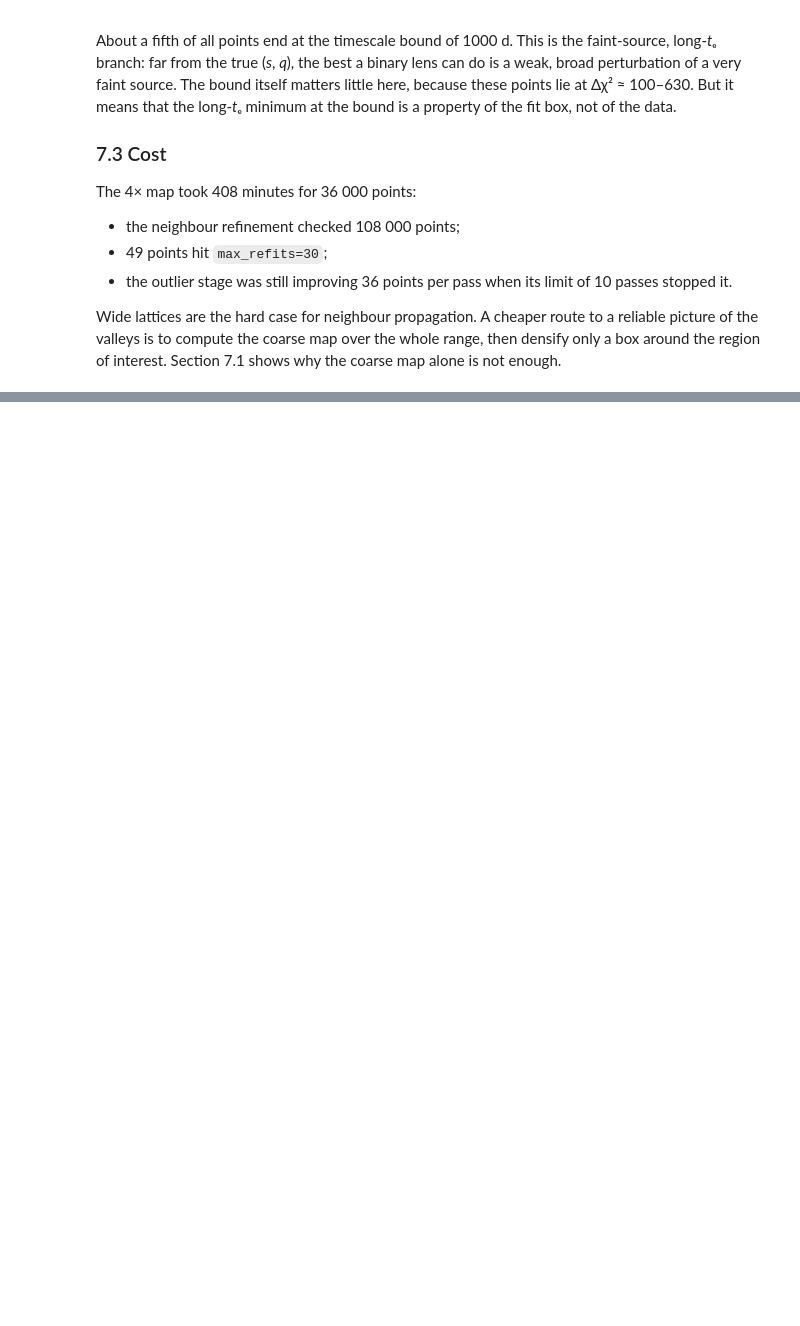
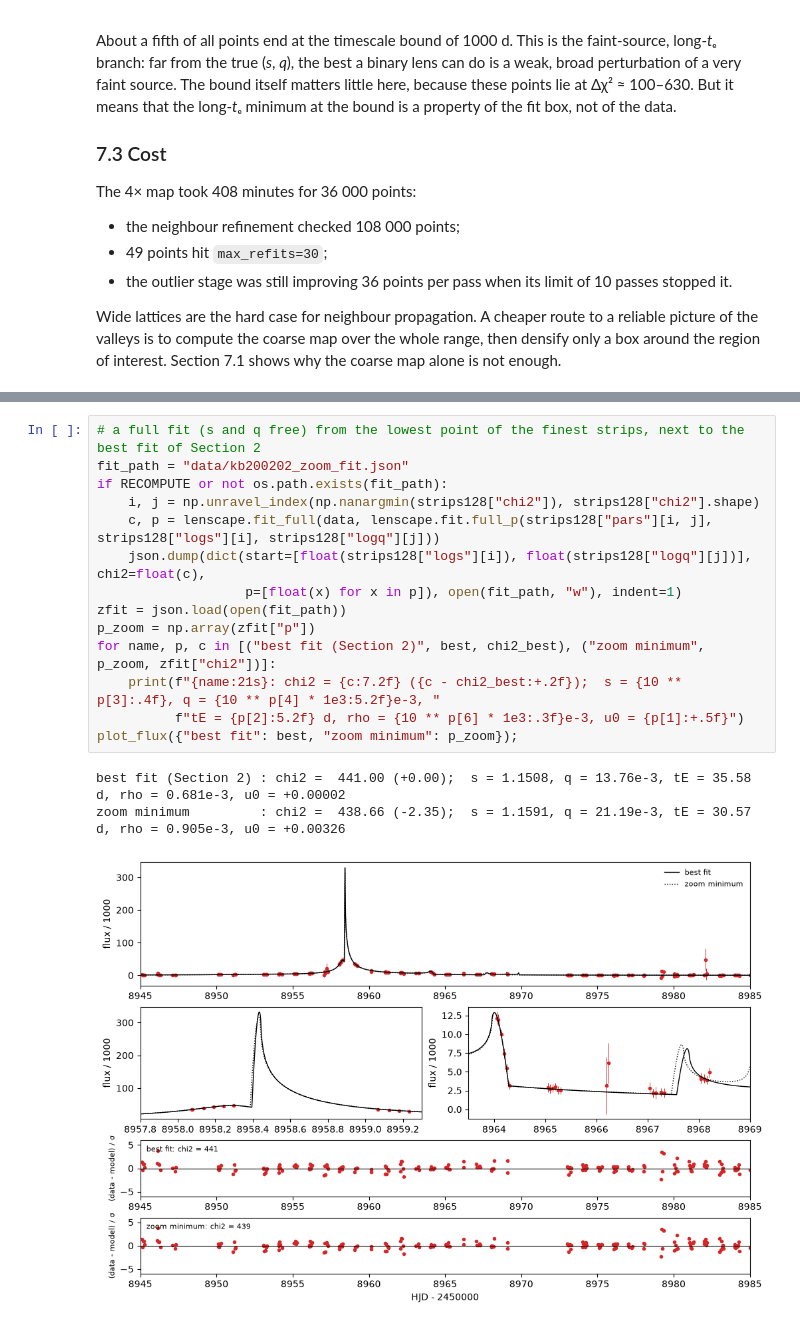
Before and after one commit to hippke/lenscape, a Jupyter notebook: notebooks/example_kb200202.ipynb, the cells around one changed output, grey strips where cells are left out. Drawn from its saved outputs; the diff is of its cells as text; blank space fills up the shorter version.

```diff
--- a/notebooks/example_kb200202.ipynb
+++ b/notebooks/example_kb200202.ipynb
@@ -389,0 +514,18 @@ why the coarse map alone is not enough.
+# %%
+# a full fit (s and q free) from the lowest point of the finest strips, next to the best fit of Section 2
+fit_path = "data/kb200202_zoom_fit.json"
+if RECOMPUTE or not os.path.exists(fit_path):
+    i, j = np.unravel_index(np.nanargmin(strips128["chi2"]), strips128["chi2"].shape)
+    c, p = lenscape.fit_full(data, lenscape.fit.full_p(strips128["pars"][i, j], strips128["logs"][i], strips128["logq"][j]))
+    json.dump(dict(start=[float(strips128["logs"][i]), float(strips128["logq"][j])], chi2=float(c),
+                   p=[float(x) for x in p]), open(fit_path, "w"), indent=1)
+zfit = json.load(open(fit_path))
+p_zoom = np.array(zfit["p"])
+for name, p, c in [("best fit (Section 2)", best, chi2_best), ("zoom minimum", p_zoom, zfit["chi2"])]:
+    print(f"{name:21s}: chi2 = {c:7.2f} ({c - chi2_best:+.2f});  s = {10 ** p[3]:.4f}, q = {10 ** p[4] * 1e3:5.2f}e-3, "
+          f"tE = {p[2]:5.2f} d, rho = {10 ** p[6] * 1e3:.3f}e-3, u0 = {p[1]:+.5f}")
+plot_flux({"best fit": best, "zoom minimum": p_zoom});
+# %% [output]
+best fit (Section 2) : chi2 =  441.00 (+0.00);  s = 1.1508, q = 13.76e-3, tE = 35.58 d, rho = 0.681e-3, u0 = +0.00002
+zoom minimum         : chi2 =  438.66 (-2.35);  s = 1.1591, q = 21.19e-3, tE = 30.57 d, rho = 0.905e-3, u0 = +0.00326
+[figure, added]
```
Also changed, not shown: parts of 7 cells of this notebook, 8 other files.
